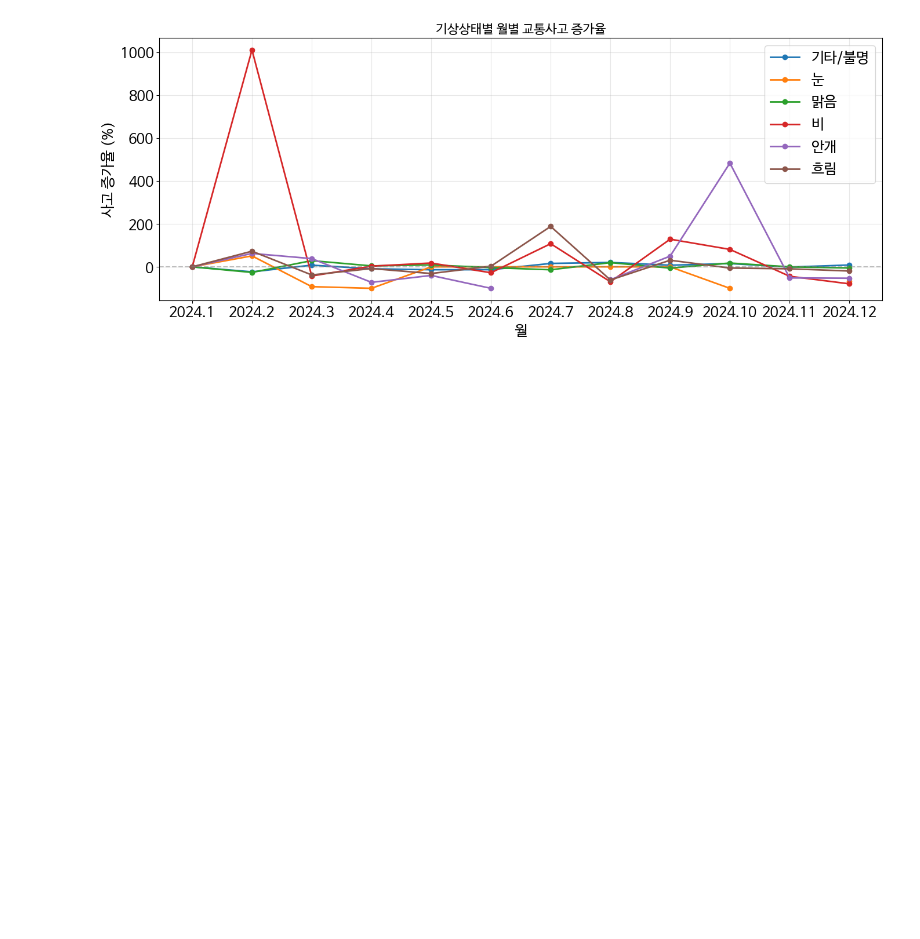
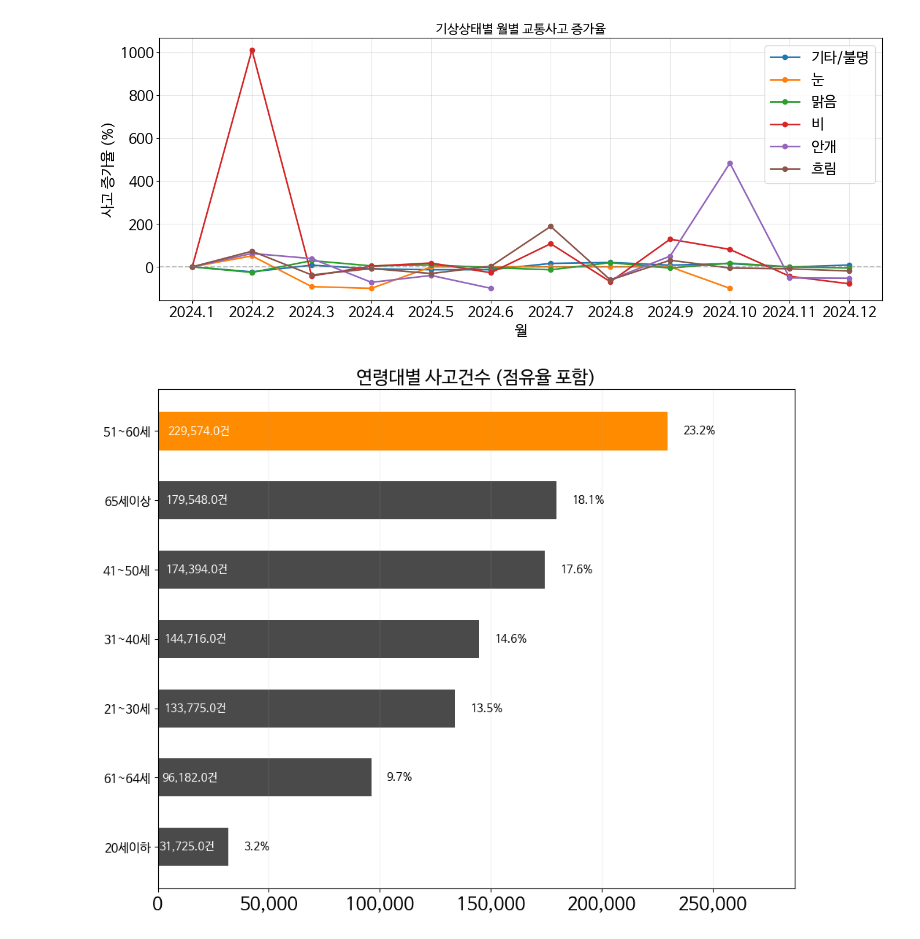
Before and after one commit to bbbbbin2/2025_BigData, a Jupyter notebook: notebook/교통사고_통계_및_예측_시각화.ipynb, the cells around one changed output. Saved outputs shown, nothing was run; the diff lists cells and outputs as text; code cells hidden in the pictures; blank space fills up the shorter version.

```diff
--- a/notebook/교통사고_통계_및_예측_시각화.ipynb
+++ b/notebook/교통사고_통계_및_예측_시각화.ipynb
@@ -185,3 +185,9 @@ df_region = clean_excel(
     "/content/지역별_교통사고.xls",
     ["시도", "발생건수", "대형사고", "여객(건)", "화물(건)", "사망자수", "치사율(%)"]
 )
+
+# 4. 연령대별 교통사고
+df_age = clean_excel(
+    "/content/연령대별_교통사고.xls",
+    ["연령대별", "발생건수", "대형사고", "여객(건)", "화물(건)", "사망자수", "치사율(%)"]
+)
@@ -887,3 +927,85 @@ plt.tight_layout()
 plt.show()
 # %% [output]
 [figure]
+# %%
+import pandas as pd
+import numpy as np
+import matplotlib.pyplot as plt
+from matplotlib.ticker import FuncFormatter
+
+def plot_barh_custom(df, label_col, value_col, title=""):
+
+    # 알수없음 제거
+    df = df[~df[label_col].isin(["알수없음", "알 수 없음"])].copy()
+
+    df_sorted = df.sort_values(value_col, ascending=False).reset_index(drop=True)
+
+    labels = df_sorted[label_col]
+    values = df_sorted[value_col]
+
+    # 점유율 계산
+    total = values.sum()
+    rates = (values / total) * 100
+
+    y = np.arange(len(labels))
+    max_val = values.max()
+
+    colors = ['#ff8c00' if v == max_val else '#4a4a4a' for v in values]
+
+    plt.figure(figsize=(10, 8))
+    plt.barh(y, values, color=colors, height=0.55)
+
+    # 건수 표기
+    for i, v in enumerate(values):
+        plt.text(
+            v * 0.02, i,
+            f"{v:,}건",
+            va='center', ha='left',
+            color='white', fontsize=11, fontweight='bold'
+        )
+
+    # 점유율 %
+    for i, (v, r) in enumerate(zip(values, rates)):
+        plt.text(
+            v + max_val * 0.03,
+            i,
+            f"{r:.1f}%",
+            va='center', ha='left',
+            fontsize=11
+        )
+
+    ax = plt.gca()
+    ax.xaxis.set_major_formatter(FuncFormatter(lambda x, p: format(int(x), ',')))
+
+    plt.yticks(y, labels, fontsize=12)
+    plt.xlabel("")
+    plt.title(title, fontsize=18)
+
+    plt.gca().invert_yaxis()
+    plt.grid(axis='x', alpha=0.2)
+    plt.xlim(0, max_val * 1.25)
+
+    plt.tight_layout()
+    plt.show()
+
+
+# 연령대별 사고건수 (점유율 포함)
+plot_barh_custom(
+    df_age,
+    label_col="연령대별",
+    value_col="발생건수",
+    title="연령대별 사고건수 (점유율 포함)"
+)
+
+
+# 지역별 사고건수 Top10 (점유율 포함)
+df_region_top10 = df_region.sort_values("발생건수", ascending=False).head(10)
+
+plot_barh_custom(
+    df_region_top10,
+    label_col="시도",
+    value_col="발생건수",
+    title="지역별 사고건수 Top10 (점유율 포함)"
+)
+# %% [output]
+[figure, added]
```
Also changed, not shown: parts of 4 cells of this notebook.
